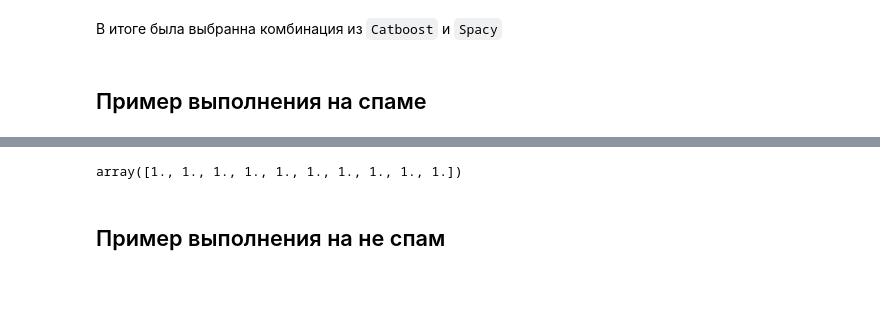
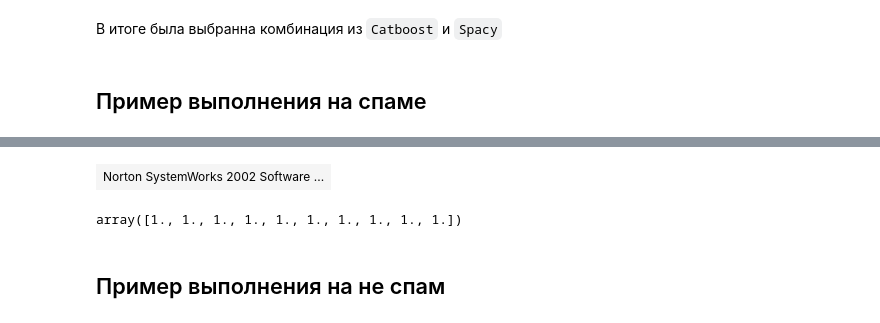
Before and after one commit to MikeTsvirkunov/eff_ml_test, a Jupyter notebook: main.ipynb, the cells around one changed output, grey strips where cells are left out. Drawn from its saved outputs; the diff is of its cells as text; code cells hidden in the pictures; blank space fills up the shorter version.

```diff
--- a/main.ipynb
+++ b/main.ipynb
@@ -635,7 +713,7 @@ catboost_model.save_model("model_spacy.cbm")
 # %% [markdown]
 ## Пример выполнения на спаме
 # %%
-spam_data_for_predict = [choice(spam_data) for i in range(10)]
+spam_data_for_test = [choice(spam_data) for i in range(10)]
 # %%
-display(HTML(mailparser.parse_from_file(spam_data_for_predict[0]).body))
+display(HTML(mailparser.parse_from_file(spam_data_for_test[0]).body))
 # %% [output]
@@ -643,3 +720,4 @@ display(HTML(mailparser.parse_from_file(spam_data_for_predict[0]).body))
+| Norton SystemWorks 2002 Software ... |
 # %%
 predict(
     model=lambda a: catboost_spacy_model.predict(a),
```
Also changed, not shown: parts of 33 cells of this notebook, 7 other files.
